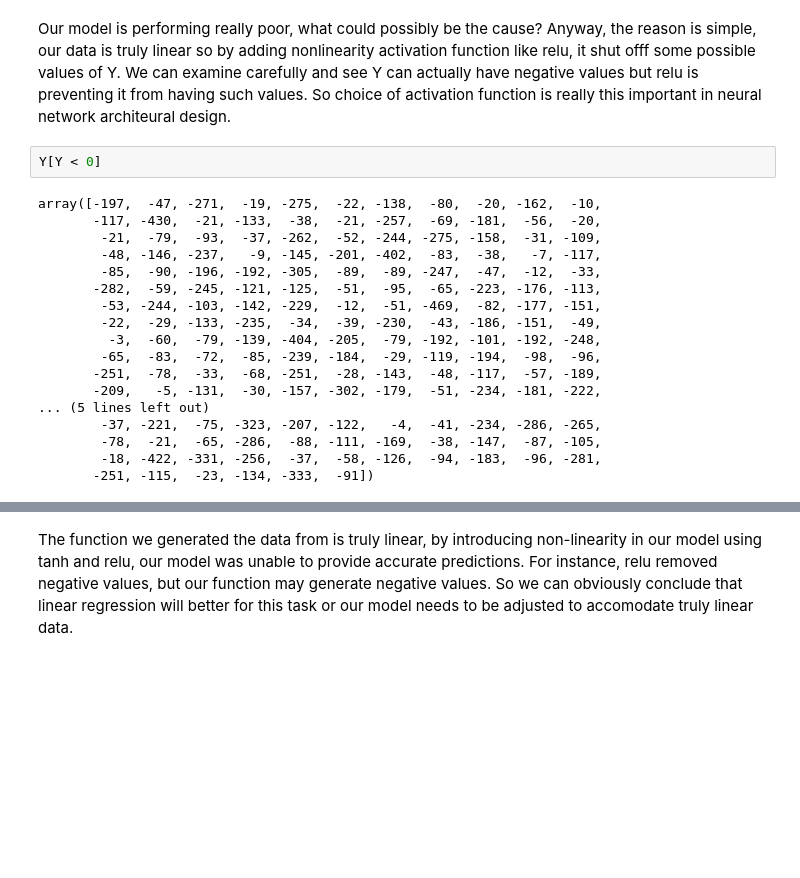
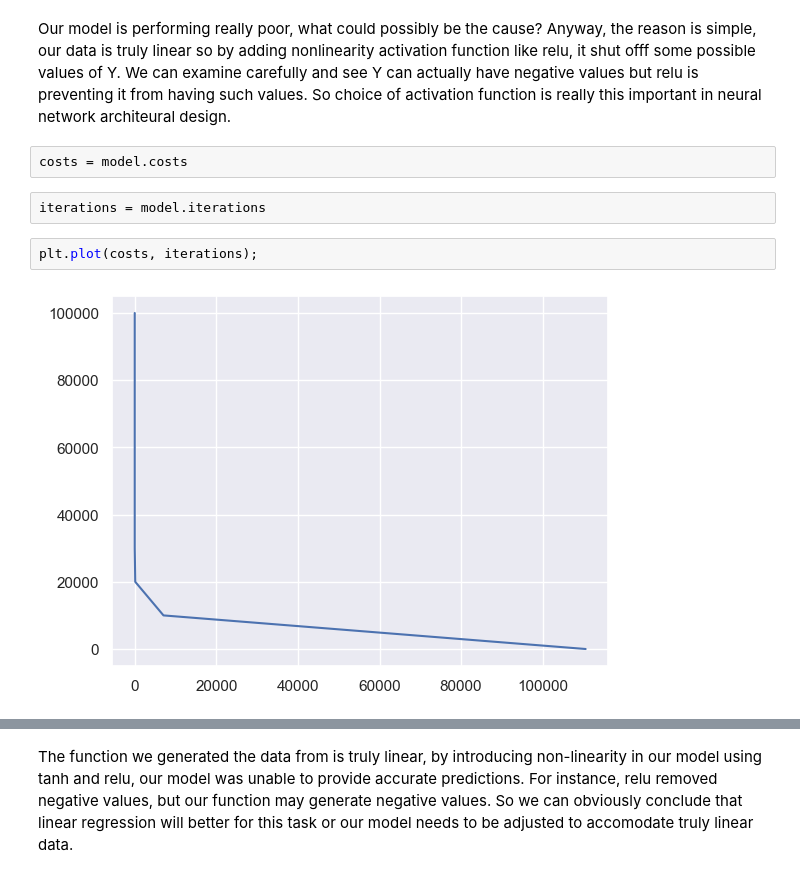
Before and after one commit to gr8nd/Machine-Learning-one-step-away-to-AI, a Jupyter notebook: Deep Learning/Neural Network Test.ipynb, the cells around one changed output, grey strips where cells are left out. Drawn from its saved outputs; the diff is of its cells as text; blank space fills up the shorter version.

```diff
--- a/Deep Learning/Neural Network Test.ipynb
+++ b/Deep Learning/Neural Network Test.ipynb
@@ -246,22 +246,10 @@ Iteration 9999: Cost 32686.20841293
 # %% [markdown]
 Our model is performing really poor, what could possibly be the cause? Anyway, the reason is simple, our data is truly linear so by adding nonlinearity activation function like relu, it shut offf some possible values of Y. We can examine carefully and see Y can actually have negative values but relu is preventing it from having such values. So choice of activation function is really this important in neural network architeural design.
-# %%
-Y[Y < 0]
-# %% [output]
-array([-197,  -47, -271,  -19, -275,  -22, -138,  -80,  -20, -162,  -10,
-       -117, -430,  -21, -133,  -38,  -21, -257,  -69, -181,  -56,  -20,
-        -21,  -79,  -93,  -37, -262,  -52, -244, -275, -158,  -31, -109,
-        -48, -146, -237,   -9, -145, -201, -402,  -83,  -38,   -7, -117,
-        -85,  -90, -196, -192, -305,  -89,  -89, -247,  -47,  -12,  -33,
-       -282,  -59, -245, -121, -125,  -51,  -95,  -65, -223, -176, -113,
-        -53, -244, -103, -142, -229,  -12,  -51, -469,  -82, -177, -151,
-        -22,  -29, -133, -235,  -34,  -39, -230,  -43, -186, -151,  -49,
-         -3,  -60,  -79, -139, -404, -205,  -79, -192, -101, -192, -248,
-        -65,  -83,  -72,  -85, -239, -184,  -29, -119, -194,  -98,  -96,
-       -251,  -78,  -33,  -68, -251,  -28, -143,  -48, -117,  -57, -189,
-       -209,   -5, -131,  -30, -157, -302, -179,  -51, -234, -181, -222,
-... (5 lines left out)
-        -37, -221,  -75, -323, -207, -122,   -4,  -41, -234, -286, -265,
-        -78,  -21,  -65, -286,  -88, -111, -169,  -38, -147,  -87, -105,
-        -18, -422, -331, -256,  -37,  -58, -126,  -94, -183,  -96, -281,
-       -251, -115,  -23, -134, -333,  -91])
+# %%
+costs = model.costs
+# %%
+iterations = model.iterations
+# %%
+plt.plot(costs, iterations);
+# %% [output]
+[figure, added]
```
Also changed, not shown: parts of 8 cells of this notebook.
